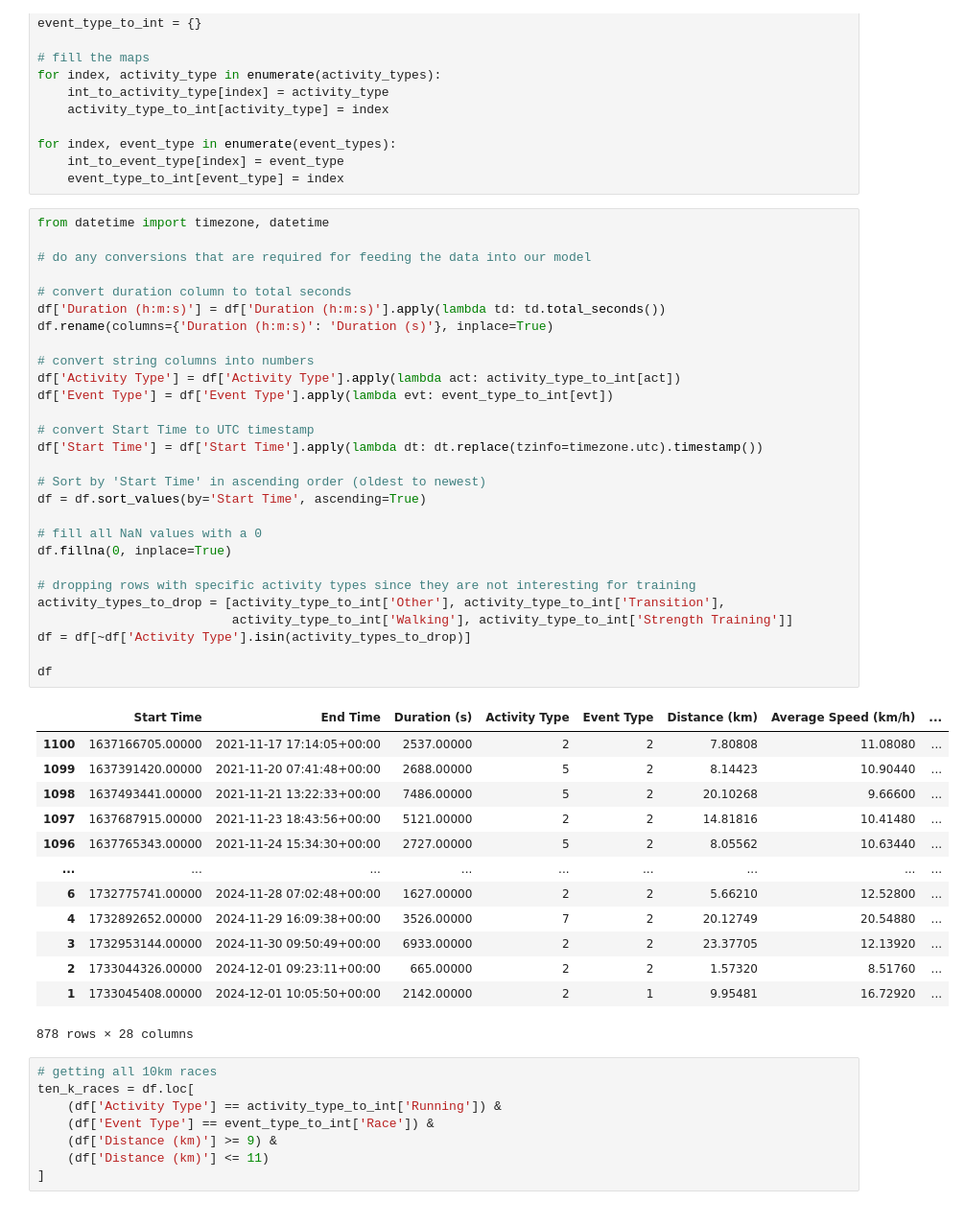
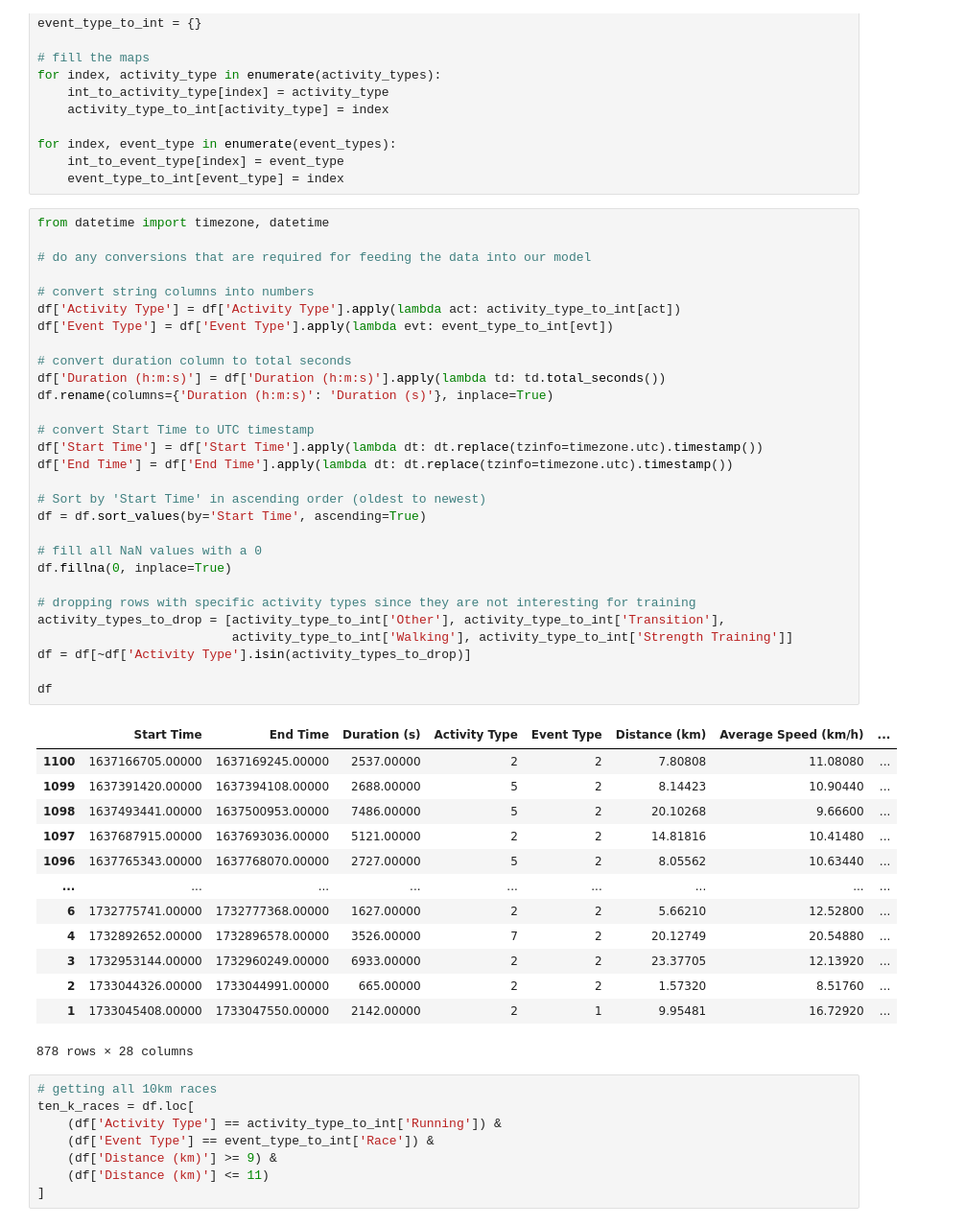
Before and after one commit to fkuper/running-time-predictor, a Jupyter notebook: running_time_predictor.ipynb, the cells around one changed output. Shown: that part at 96% size. Cells and saved outputs as stored; diff of their text form.

```diff
--- a/running_time_predictor.ipynb
+++ b/running_time_predictor.ipynb
@@ -56,44 +56,45 @@ for index, event_type in enumerate(event_types):
 # %%
 from datetime import timezone, datetime
 
 # do any conversions that are required for feeding the data into our model
 
+# convert string columns into numbers
+df['Activity Type'] = df['Activity Type'].apply(lambda act: activity_type_to_int[act])
+df['Event Type'] = df['Event Type'].apply(lambda evt: event_type_to_int[evt])
+
 # convert duration column to total seconds
 df['Duration (h:m:s)'] = df['Duration (h:m:s)'].apply(lambda td: td.total_seconds())
 df.rename(columns={'Duration (h:m:s)': 'Duration (s)'}, inplace=True)
 
-# convert string columns into numbers
-df['Activity Type'] = df['Activity Type'].apply(lambda act: activity_type_to_int[act])
-df['Event Type'] = df['Event Type'].apply(lambda evt: event_type_to_int[evt])
-
 # convert Start Time to UTC timestamp
 df['Start Time'] = df['Start Time'].apply(lambda dt: dt.replace(tzinfo=timezone.utc).timestamp())
+df['End Time'] = df['End Time'].apply(lambda dt: dt.replace(tzinfo=timezone.utc).timestamp())
 
 # Sort by 'Start Time' in ascending order (oldest to newest)
 df = df.sort_values(by='Start Time', ascending=True)
 
 # fill all NaN values with a 0
 df.fillna(0, inplace=True)
 
 # dropping rows with specific activity types since they are not interesting for training
 activity_types_to_drop = [activity_type_to_int['Other'], activity_type_to_int['Transition'],
                           activity_type_to_int['Walking'], activity_type_to_int['Strength Training']]
 df = df[~df['Activity Type'].isin(activity_types_to_drop)]
 
 df
 # %% [output]
 |  | Start Time | End Time | Duration (s) | Activity Type | Event Type | Distance (km) | Average Speed (km/h) | ... |
-| 1100 | 1637166705.00000 | 2021-11-17 17:14:05+00:00 | 2537.00000 | 2 | 2 | 7.80808 | 11.08080 | ... |
-| 1099 | 1637391420.00000 | 2021-11-20 07:41:48+00:00 | 2688.00000 | 5 | 2 | 8.14423 | 10.90440 | ... |
-| 1098 | 1637493441.00000 | 2021-11-21 13:22:33+00:00 | 7486.00000 | 5 | 2 | 20.10268 | 9.66600 | ... |
-| 1097 | 1637687915.00000 | 2021-11-23 18:43:56+00:00 | 5121.00000 | 2 | 2 | 14.81816 | 10.41480 | ... |
-| 1096 | 1637765343.00000 | 2021-11-24 15:34:30+00:00 | 2727.00000 | 5 | 2 | 8.05562 | 10.63440 | ... |
+| 1100 | 1637166705.00000 | 1637169245.00000 | 2537.00000 | 2 | 2 | 7.80808 | 11.08080 | ... |
+| 1099 | 1637391420.00000 | 1637394108.00000 | 2688.00000 | 5 | 2 | 8.14423 | 10.90440 | ... |
+| 1098 | 1637493441.00000 | 1637500953.00000 | 7486.00000 | 5 | 2 | 20.10268 | 9.66600 | ... |
+| 1097 | 1637687915.00000 | 1637693036.00000 | 5121.00000 | 2 | 2 | 14.81816 | 10.41480 | ... |
+| 1096 | 1637765343.00000 | 1637768070.00000 | 2727.00000 | 5 | 2 | 8.05562 | 10.63440 | ... |
 | ... | ... | ... | ... | ... | ... | ... | ... | ... |
-| 6 | 1732775741.00000 | 2024-11-28 07:02:48+00:00 | 1627.00000 | 2 | 2 | 5.66210 | 12.52800 | ... |
-| 4 | 1732892652.00000 | 2024-11-29 16:09:38+00:00 | 3526.00000 | 7 | 2 | 20.12749 | 20.54880 | ... |
-| 3 | 1732953144.00000 | 2024-11-30 09:50:49+00:00 | 6933.00000 | 2 | 2 | 23.37705 | 12.13920 | ... |
-| 2 | 1733044326.00000 | 2024-12-01 09:23:11+00:00 | 665.00000 | 2 | 2 | 1.57320 | 8.51760 | ... |
-| 1 | 1733045408.00000 | 2024-12-01 10:05:50+00:00 | 2142.00000 | 2 | 1 | 9.95481 | 16.72920 | ... |
+| 6 | 1732775741.00000 | 1732777368.00000 | 1627.00000 | 2 | 2 | 5.66210 | 12.52800 | ... |
+| 4 | 1732892652.00000 | 1732896578.00000 | 3526.00000 | 7 | 2 | 20.12749 | 20.54880 | ... |
+| 3 | 1732953144.00000 | 1732960249.00000 | 6933.00000 | 2 | 2 | 23.37705 | 12.13920 | ... |
+| 2 | 1733044326.00000 | 1733044991.00000 | 665.00000 | 2 | 2 | 1.57320 | 8.51760 | ... |
+| 1 | 1733045408.00000 | 1733047550.00000 | 2142.00000 | 2 | 1 | 9.95481 | 16.72920 | ... |
 878 rows × 28 columns
 # %%
 # getting all 10km races
```
Also changed, not shown: parts of 5 cells of this notebook, 1 other file.
